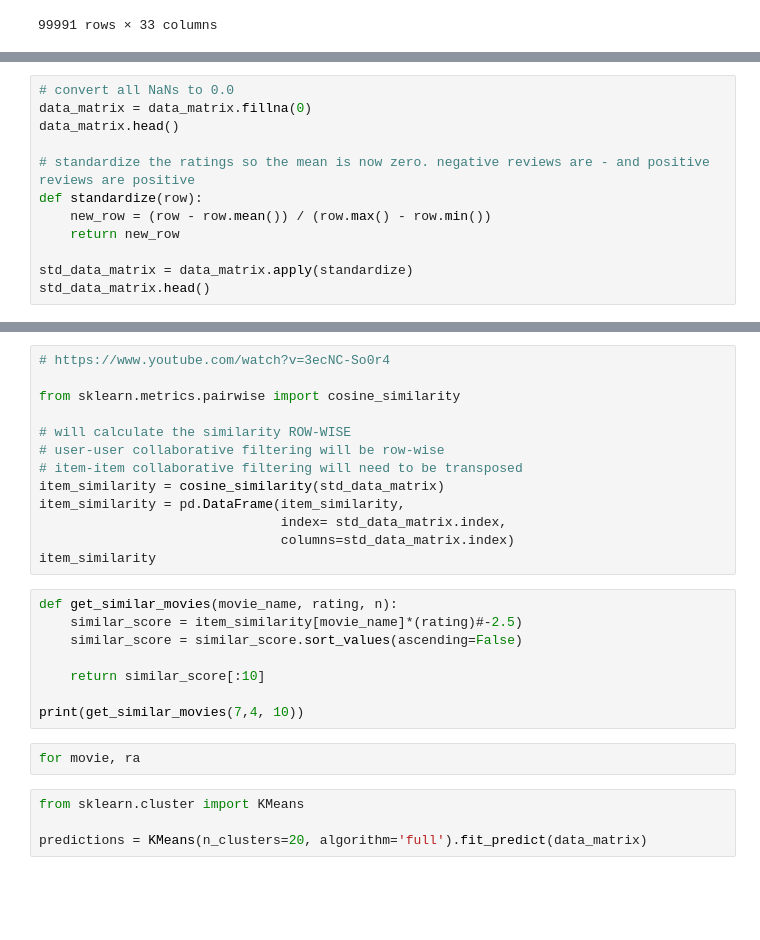
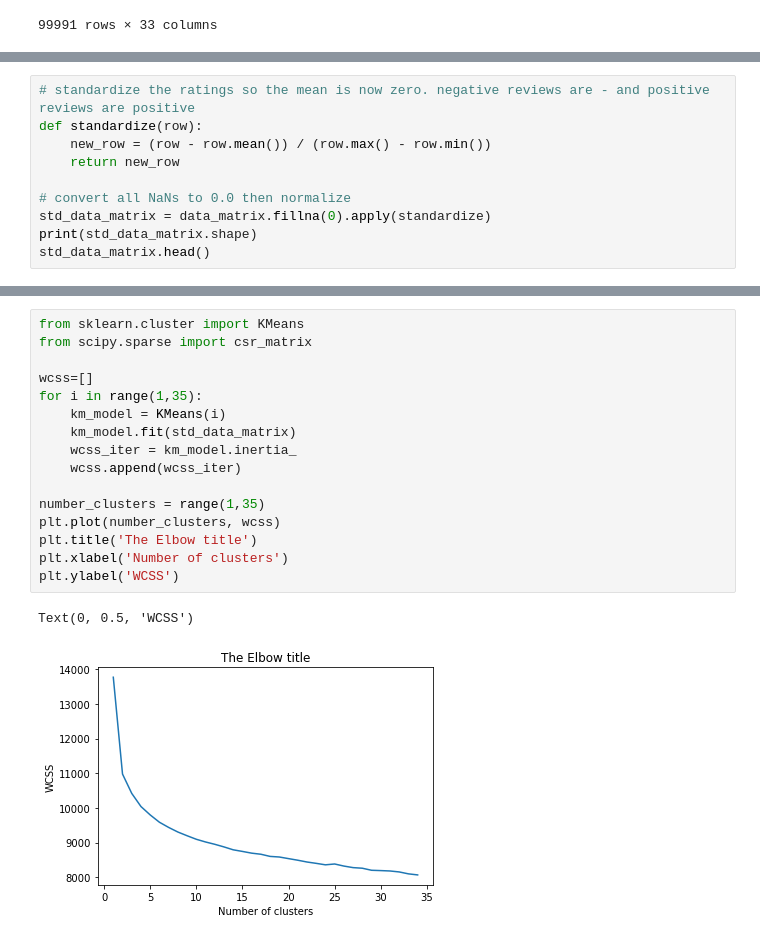
Before and after one commit to benhowell71/SDS-group-repo, a Jupyter notebook: final_project/Kmeans_Analysis.ipynb, the cells around one changed output, grey strips where cells are left out. Saved outputs shown, nothing was run; the diff lists cells and outputs as text; blank space fills up the shorter version.

Commit message:
update Kmeans

```diff
--- a/final_project/Kmeans_Analysis.ipynb
+++ b/final_project/Kmeans_Analysis.ipynb
@@ -103,12 +104,10 @@ data_matrix.head()
 # %%
-# convert all NaNs to 0.0
-data_matrix = data_matrix.fillna(0)
-data_matrix.head()
-
 # standardize the ratings so the mean is now zero. negative reviews are - and positive reviews are positive
 def standardize(row):
     new_row = (row - row.mean()) / (row.max() - row.min())
     return new_row
 
-std_data_matrix = data_matrix.apply(standardize)
+# convert all NaNs to 0.0 then normalize
+std_data_matrix = data_matrix.fillna(0).apply(standardize)
+print(std_data_matrix.shape)
 std_data_matrix.head()
@@ -117,27 +128,19 @@ ax = sns.heatmap(std_data_matrix, fmt="d", cmap="rocket_r")
-# %%
-# https://www.youtube.com/watch?v=3ecNC-So0r4
-
-from sklearn.metrics.pairwise import cosine_similarity
-
-# will calculate the similarity ROW-WISE
-# user-user collaborative filtering will be row-wise
-# item-item collaborative filtering will need to be transposed
-item_similarity = cosine_similarity(std_data_matrix)
-item_similarity = pd.DataFrame(item_similarity,
-                               index= std_data_matrix.index,
-                               columns=std_data_matrix.index)
-item_similarity
-# %%
-def get_similar_movies(movie_name, rating, n):
-    similar_score = item_similarity[movie_name]*(rating)#-2.5)
-    similar_score = similar_score.sort_values(ascending=False)
-
-    return similar_score[:10]
-
-print(get_similar_movies(7,4, 10))
-# %%
-for movie, ra
-# %%
-from sklearn.cluster import KMeans
-
-predictions = KMeans(n_clusters=20, algorithm='full').fit_predict(data_matrix)
+# %%
+from sklearn.cluster import KMeans
+from scipy.sparse import csr_matrix
+
+wcss=[]
+for i in range(1,35):
+    km_model = KMeans(i)
+    km_model.fit(std_data_matrix)
+    wcss_iter = km_model.inertia_
+    wcss.append(wcss_iter)
+
+number_clusters = range(1,35)
+plt.plot(number_clusters, wcss)
+plt.title('The Elbow title')
+plt.xlabel('Number of clusters')
+plt.ylabel('WCSS')
+# %% [output]
+Text(0, 0.5, 'WCSS')
+[figure, added]
```
Also changed, not shown: parts of 8 cells of this notebook, 1 other file.
